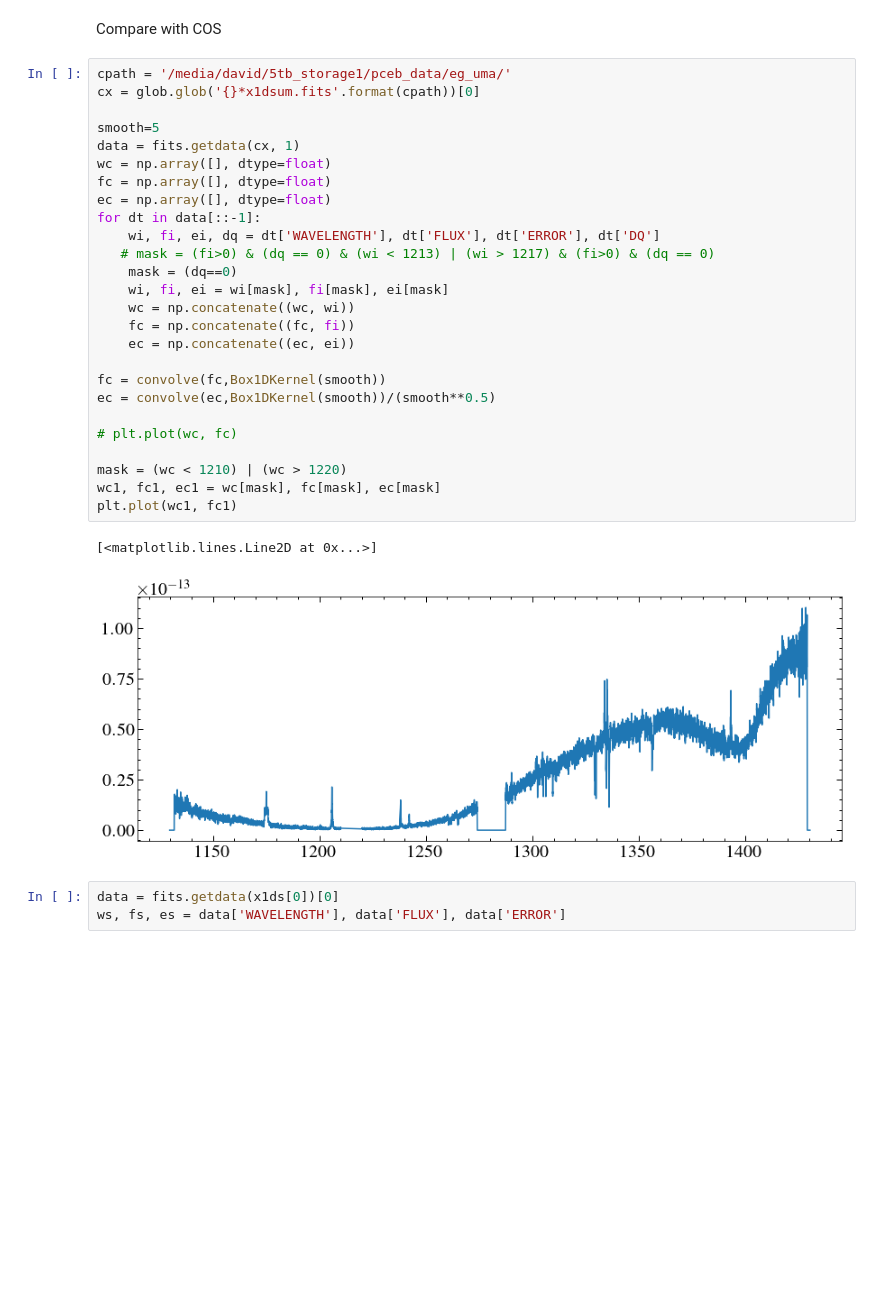
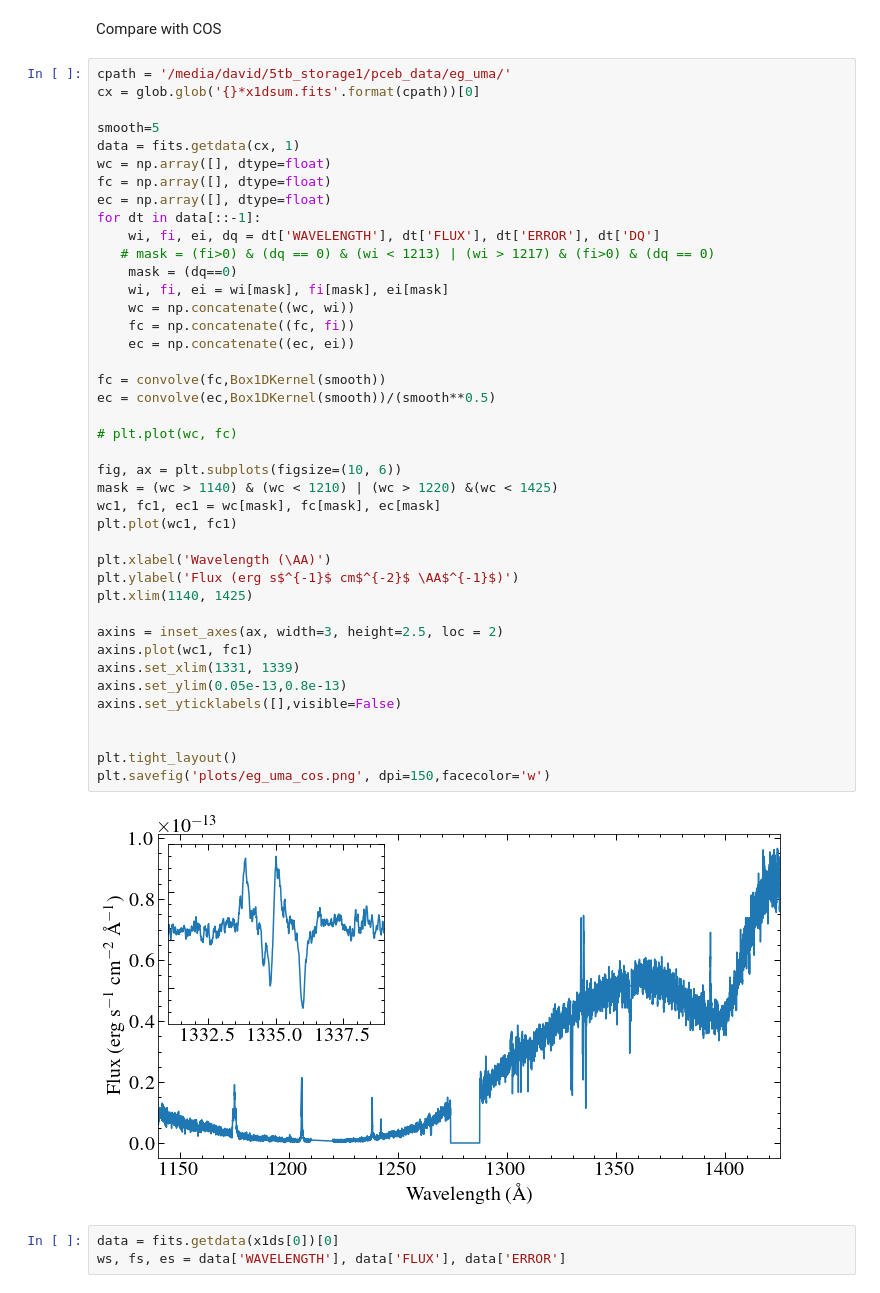
Before and after one commit to davidjwilson/pceb, a Jupyter notebook: eg_uma/eg_uma_stis_first_look.ipynb, the cells around one changed output. Cells and saved outputs as stored; diff of their text form; blank space fills up the shorter version.

```diff
--- a/eg_uma/eg_uma_stis_first_look.ipynb
+++ b/eg_uma/eg_uma_stis_first_look.ipynb
@@ -344,32 +345,46 @@ Compare with COS
 # %%
 cpath = '/media/david/5tb_storage1/pceb_data/eg_uma/'
 cx = glob.glob('{}*x1dsum.fits'.format(cpath))[0]
 
 smooth=5
 data = fits.getdata(cx, 1)
 wc = np.array([], dtype=float)
 fc = np.array([], dtype=float)
 ec = np.array([], dtype=float)
 for dt in data[::-1]:
     wi, fi, ei, dq = dt['WAVELENGTH'], dt['FLUX'], dt['ERROR'], dt['DQ']
    # mask = (fi>0) & (dq == 0) & (wi < 1213) | (wi > 1217) & (fi>0) & (dq == 0)
     mask = (dq==0)
     wi, fi, ei = wi[mask], fi[mask], ei[mask]
     wc = np.concatenate((wc, wi))
     fc = np.concatenate((fc, fi))
     ec = np.concatenate((ec, ei))
 
 fc = convolve(fc,Box1DKernel(smooth))
 ec = convolve(ec,Box1DKernel(smooth))/(smooth**0.5)
 
 # plt.plot(wc, fc)
 
-mask = (wc < 1210) | (wc > 1220)
+fig, ax = plt.subplots(figsize=(10, 6))
+mask = (wc > 1140) & (wc < 1210) | (wc > 1220) &(wc < 1425)
 wc1, fc1, ec1 = wc[mask], fc[mask], ec[mask]
 plt.plot(wc1, fc1)
+
+plt.xlabel('Wavelength (\AA)')
+plt.ylabel('Flux (erg s$^{-1}$ cm$^{-2}$ \AA$^{-1}$)')
+plt.xlim(1140, 1425)
+
+axins = inset_axes(ax, width=3, height=2.5, loc = 2)
+axins.plot(wc1, fc1)
+axins.set_xlim(1331, 1339)
+axins.set_ylim(0.05e-13,0.8e-13)
+axins.set_yticklabels([],visible=False)
+
+
+plt.tight_layout()
+plt.savefig('plots/eg_uma_cos.png', dpi=150,facecolor='w')
 # %% [output]
-[<matplotlib.lines.Line2D at 0x...>]
-[figure, old version]
+[figure, new version]
 # %%
 data = fits.getdata(x1ds[0])[0]
 ws, fs, es = data['WAVELENGTH'], data['FLUX'], data['ERROR']
```
Also changed, not shown: parts of 5 cells of this notebook, 38 other files.
